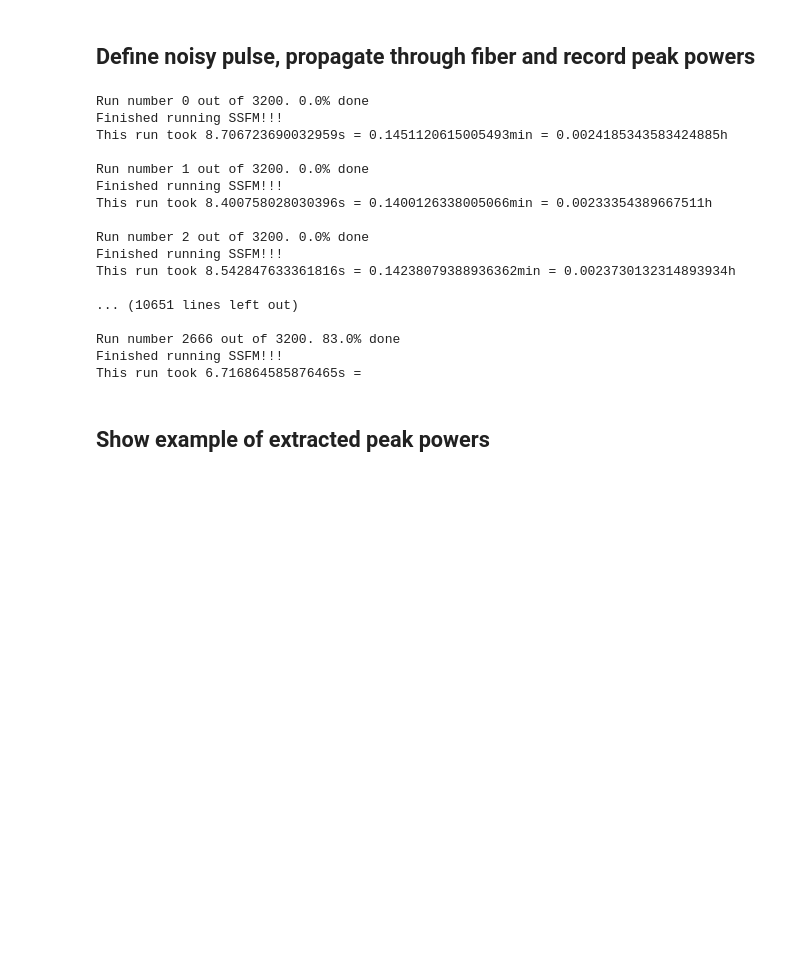
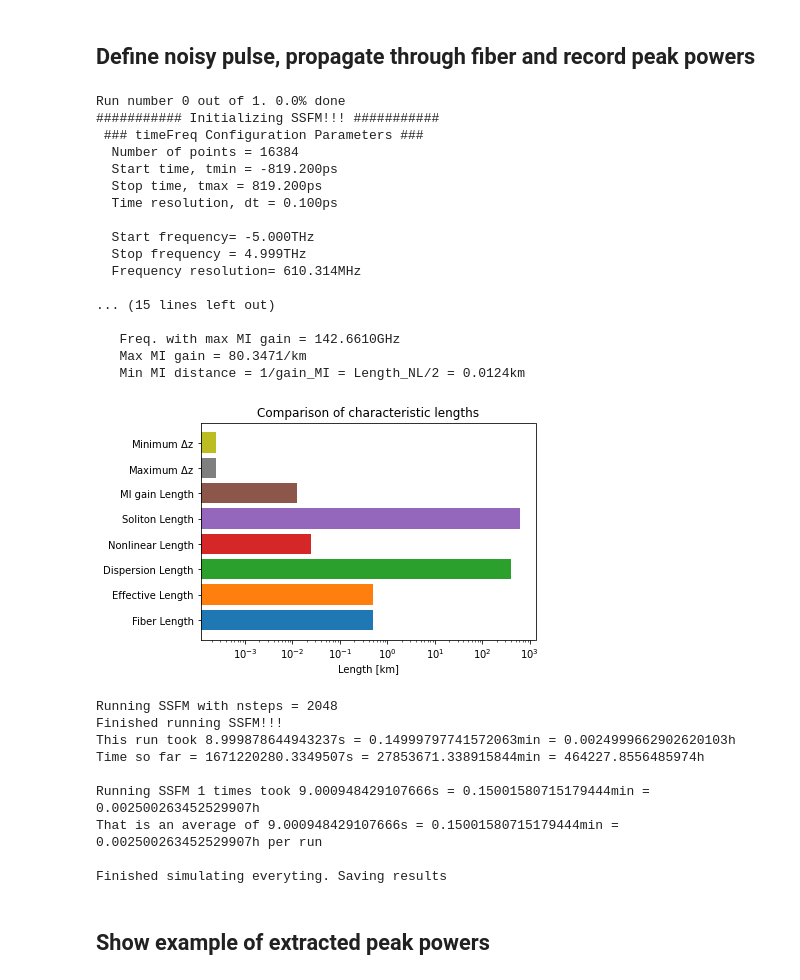
Before and after one commit to OleKrarup123/NLSE-vector-solver, a Jupyter notebook: MI_peak_statistics.ipynb, the cells around one changed output. Drawn from its saved outputs; the diff is of its cells as text; code cells hidden in the pictures; blank space fills up the shorter version.

```diff
--- a/MI_peak_statistics.ipynb
+++ b/MI_peak_statistics.ipynb
@@ -60,7 +58,7 @@ testPulseType              = 'gaussian'                   #'Gaussian', 'square',
 testOrder                  = 1                            #Order of Gaussian pulse
 testNoiseAmplitude         = testAmplitude* 1e-3          #Added ASE noise amplitude
 
-number_of_runs = 3200
+number_of_runs = 1
 
 #Add new peak powers to previous list of peak powers
 resultArray=np.array(  pd.read_csv("peakValues_MI.csv")  )
@@ -99,47 +97,57 @@ for i in range(number_of_runs):
     #Extract indices of peak powers using scipy.signal.find_peaks
     peak_indices,_ = find_peaks(P_final,height=(0.25,10000),width = 5)
 
     #Extract peak powers and save to array
     peakPowers=P_final[peak_indices]
     resultArray=np.append(resultArray,peakPowers)
 
     #Print time info and do next SSFM run
     t_this_run = time()- t_so_far
     t_so_far += t_this_run
 
     print(f"This run took {t_this_run}s = {t_this_run/60}min = {t_this_run/60/60}h ")
     print(f"Time so far = {t_so_far}s = {t_so_far/60}min = {t_so_far/60/60}h ")
 
 #Finished loop
 t_end=time()
 t_run = t_end-t_start
 print(' ')
 print(f"Running SSFM {number_of_runs} times took {t_run}s = {t_run/60}min = {t_run/60/60}h")
 print(f"That is an average of {t_run/number_of_runs}s = {t_run/60/number_of_runs}min = {t_run/60/60/number_of_runs}h per run")
 print(' ')
 
 #Save results to .csv file
 print("Finished simulating everyting. Saving results")
 df=pd.DataFrame(resultArray)
 df.to_csv('peakValues_MI.csv',index=False)
 # %% [output]
-Run number 0 out of 3200. 0.0% done
-Finished running SSFM!!!
-This run took 8.706723690032959s = 0.1451120615005493min = 0.0024185343583424885h
+Run number 0 out of 1. 0.0% done
+########### Initializing SSFM!!! ###########
+ ### timeFreq Configuration Parameters ###
+  Number of points = 16384
+  Start time, tmin = -819.200ps
+  Stop time, tmax = 819.200ps
+  Time resolution, dt = 0.100ps
 
-Run number 1 out of 3200. 0.0% done
-Finished running SSFM!!!
-This run took 8.400758028030396s = 0.1400126338005066min = 0.00233354389667511h
+  Start frequency= -5.000THz
+  Stop frequency = 4.999THz
+  Frequency resolution= 610.314MHz
 
-Run number 2 out of 3200. 0.0% done
-Finished running SSFM!!!
-This run took 8.542847633361816s = 0.14238079388936362min = 0.0023730132314893934h
+... (15 lines left out)
 
-... (10651 lines left out)
-
-Run number 2666 out of 3200. 83.0% done
-Finished running SSFM!!!
-This run took 6.716864585876465s =
+   Freq. with max MI gain = 142.6610GHz
+   Max MI gain = 80.3471/km
+   Min MI distance = 1/gain_MI = Length_NL/2 = 0.0124km
+[figure, added]
+Running SSFM with nsteps = 2048
+Finished running SSFM!!!
+This run took 8.999878644943237s = 0.14999797741572063min = 0.0024999662902620103h
+Time so far = 1671220280.3349507s = 27853671.338915844min = 464227.8556485974h
+
+Running SSFM 1 times took 9.000948429107666s = 0.15001580715179444min = 0.002500263452529907h
+That is an average of 9.000948429107666s = 0.15001580715179444min = 0.002500263452529907h per run
+
+Finished simulating everyting. Saving results
 # %% [markdown]
 ## Show example of extracted peak powers
 # %%
```
Also changed, not shown: parts of 3 cells of this notebook, 3 other files.
